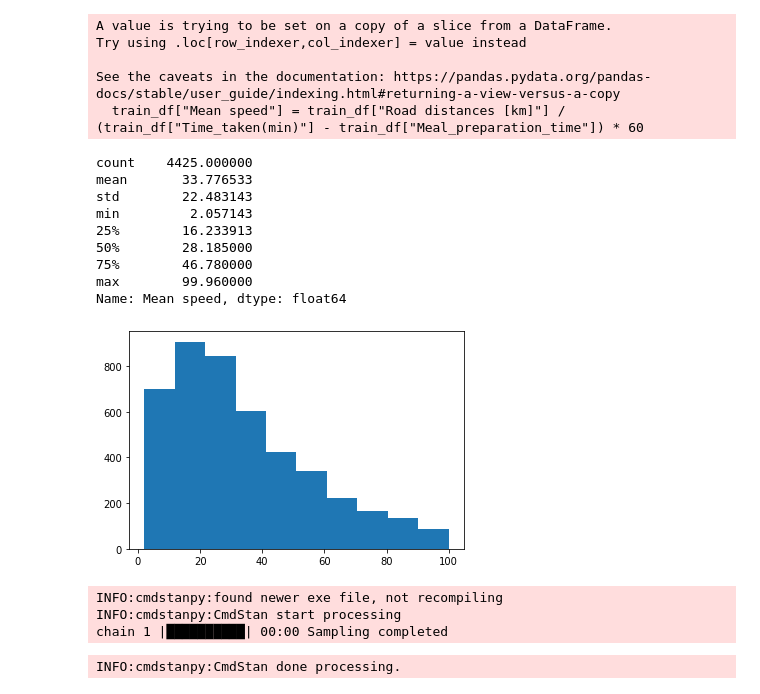
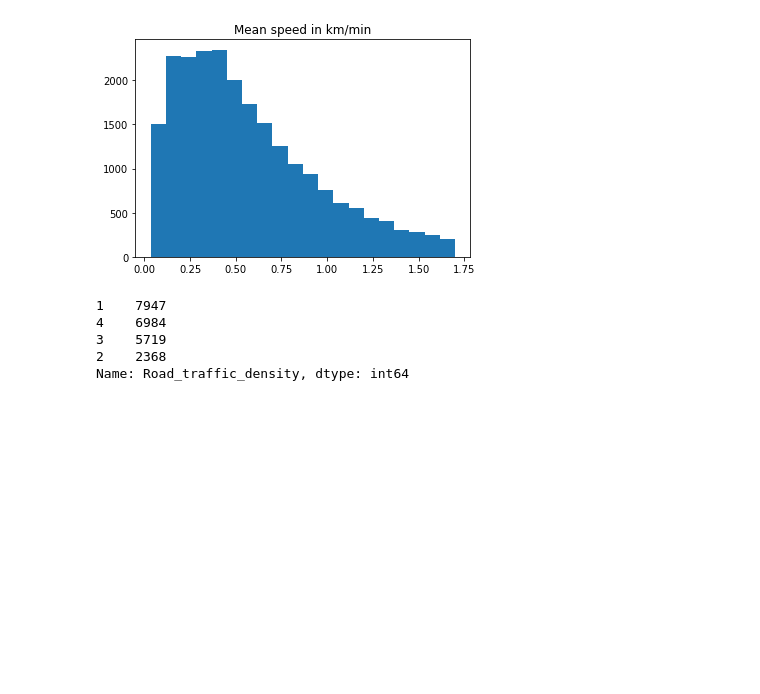
Before and after one commit to justynagibas/data_analytics_project, a Jupyter notebook: basic_model.ipynb, the cells around one changed output. Cells and saved outputs as stored; diff of their text form; code cells hidden in the pictures; blank space fills up the shorter version.

```diff
--- a/basic_model.ipynb
+++ b/basic_model.ipynb
@@ -11,43 +11,32 @@ import pandas as pd
 # %%
 df = pd.read_csv('delivery_time_data.csv', delimiter=';', decimal=',')
 
 df = df[df["Road distances [km]"] < 17.5]
 
 # display(df.describe())
 
-train_df = df.iloc[10000:15000, :]
-train_df["Mean speed"] = train_df["Road distances [km]"] / (train_df["Time_taken(min)"] - train_df["Meal_preparation_time"]) * 60
-train_df = train_df[train_df["Mean speed"] < 100]
-plt.hist(train_df["Mean speed"])
-train_df["Mean speed"].describe()
+train_df = pd.DataFrame(df.iloc[:, :])
+train_df["Mean speed"] = train_df["Road distances [km]"] / (train_df["Time_taken(min)"] - train_df["Meal_preparation_time"])
+train_df = train_df[train_df["Mean speed"] < 1.7]
+plt.hist(train_df["Mean speed"], bins=20)
+plt.title("Mean speed in km/min")
+plt.show()
+# display(train_df["Road_traffic_density"].value_counts())
+# plt.title("Count of density type")
+# plt.show()
+
+# train_df["Mean speed"].describe()
+# train_df["Time_taken(min)"].describe()
+# train_df.head()
+
+road_density_map = {'Jam ':1, 'High ':2, 'Medium ':3, 'Low ':4}
+
+train_df["Road_traffic_density"] = train_df["Road_traffic_density"].apply(lambda x: road_density_map[x])
+display(train_df["Road_traffic_density"].value_counts())
 # %% [output]
+[figure, new version]
-A value is trying to be set on a copy of a slice from a DataFrame.
-Try using .loc[row_indexer,col_indexer] = value instead
-
-See the caveats in the documentation: https://pandas.pydata.org/pandas-docs/stable/user_guide/indexing.html#returning-a-view-versus-a-copy
-  train_df["Mean speed"] = train_df["Road distances [km]"] / (train_df["Time_taken(min)"] - train_df["Meal_preparation_time"]) * 60
+1    7947
+4    6984
+3    5719
+2    2368
+Name: Road_traffic_density, dtype: int64
-count    4425.000000
-mean       33.776533
-std        22.483143
-min         2.057143
-25%        16.233913
-50%        28.185000
-75%        46.780000
-max        99.960000
-Name: Mean speed, dtype: float64
-[figure, old version]
-# %%
-model_ppc=CmdStanModel(stan_file='basic_ppc.stan')
-
-sim=model_ppc.sample(data={"N": len(train_df), "distance": train_df["Road distances [km]"].values,"meal_preparation_time": train_df["Meal_preparation_time"].values},
-                     iter_sampling=1,
-                     iter_warmup=0,
-                     chains=1,
-                     fixed_param=True,
-                     seed=29042020)
-prior_fit = sim.draws_pd()
-# %% [output]
-INFO:cmdstanpy:found newer exe file, not recompiling
-INFO:cmdstanpy:CmdStan start processing
-chain 1 |██████████| 00:00 Sampling completed
-INFO:cmdstanpy:CmdStan done processing.
```
Also changed, not shown: parts of 6 cells of this notebook, 6 other files.
